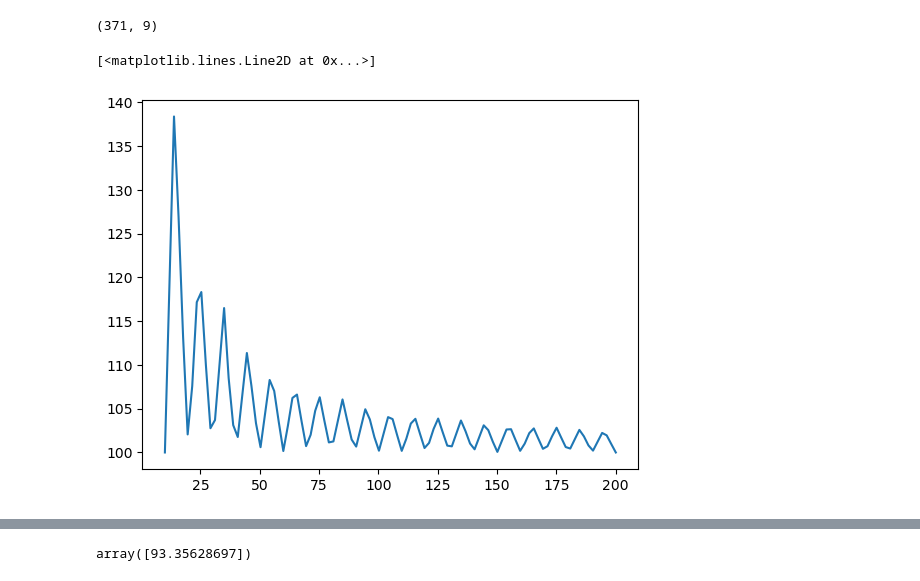
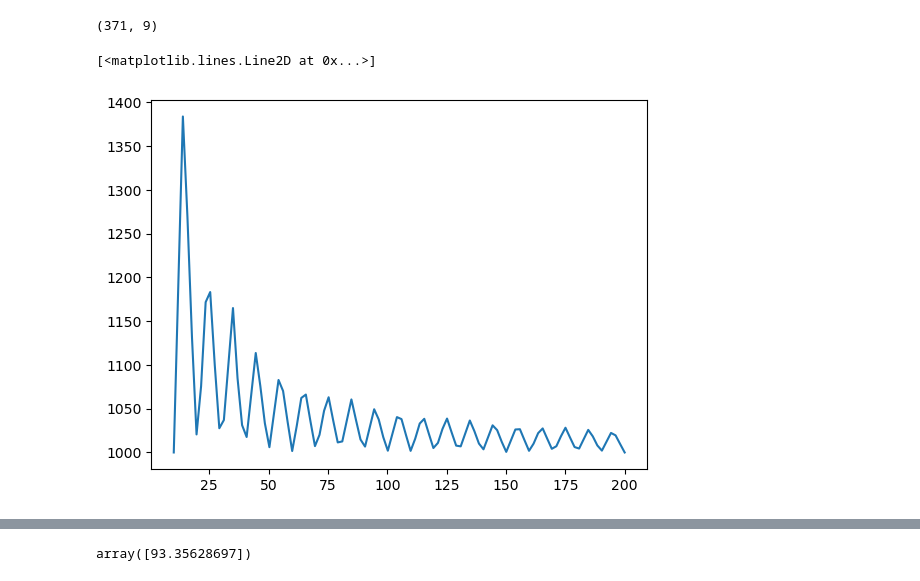
Before and after one commit to LukasFrankenQ/pypsa-earth-sec, a Jupyter notebook: notebooks/cluster_sites.ipynb, the cells around one changed output, grey strips where cells are left out. Drawn from its saved outputs; the diff is of its cells as text; code cells hidden in the pictures.

```diff
--- a/notebooks/cluster_sites.ipynb
+++ b/notebooks/cluster_sites.ipynb
@@ -285,17 +286,17 @@ sites.loc[sites['avg_demand'] > 10].shape
 # %%
 # def round_borehole_capex(cap, one_drill_cap, one_drill_capex):
 #
 #     fraction = cap / one_drill_cap
 #     n_wells = round(fraction)
 #
 #     return one_drill_capex * max(n_wells, fraction) / min(n_wells, fraction)
 
 caps = np.linspace(10, 200, 100)
 
 plt.plot(
     caps,
-    [round_borehole_capex(cap, 10, 100) for cap in caps]
+    [round_borehole_capex(cap, 10, 1_000_000) / 1000 for cap in caps]
     )
 # %% [output]
 [<matplotlib.lines.Line2D at 0x...>]
-[figure, old version]
+[figure, new version]
```
Also changed, not shown: parts of 12 cells of this notebook, 1 other file.
